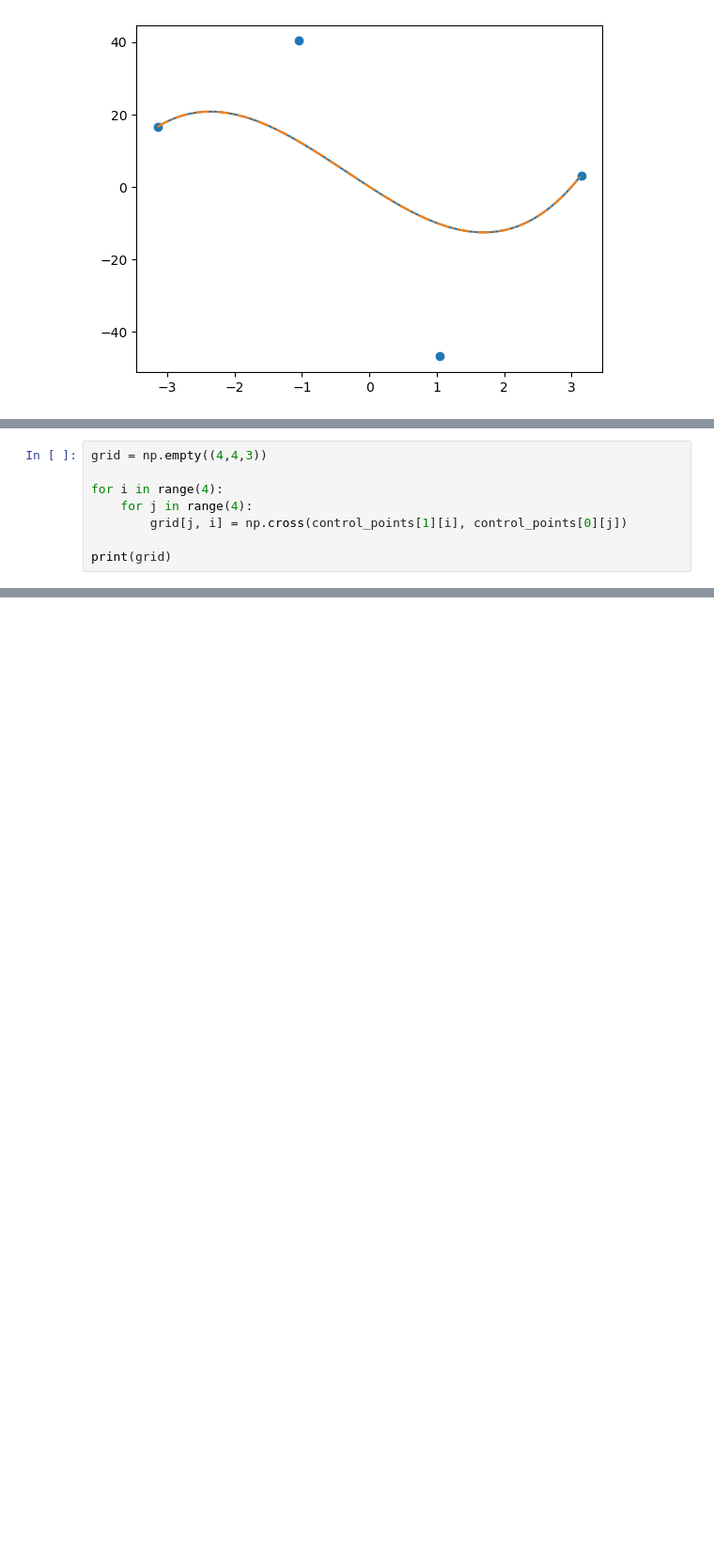
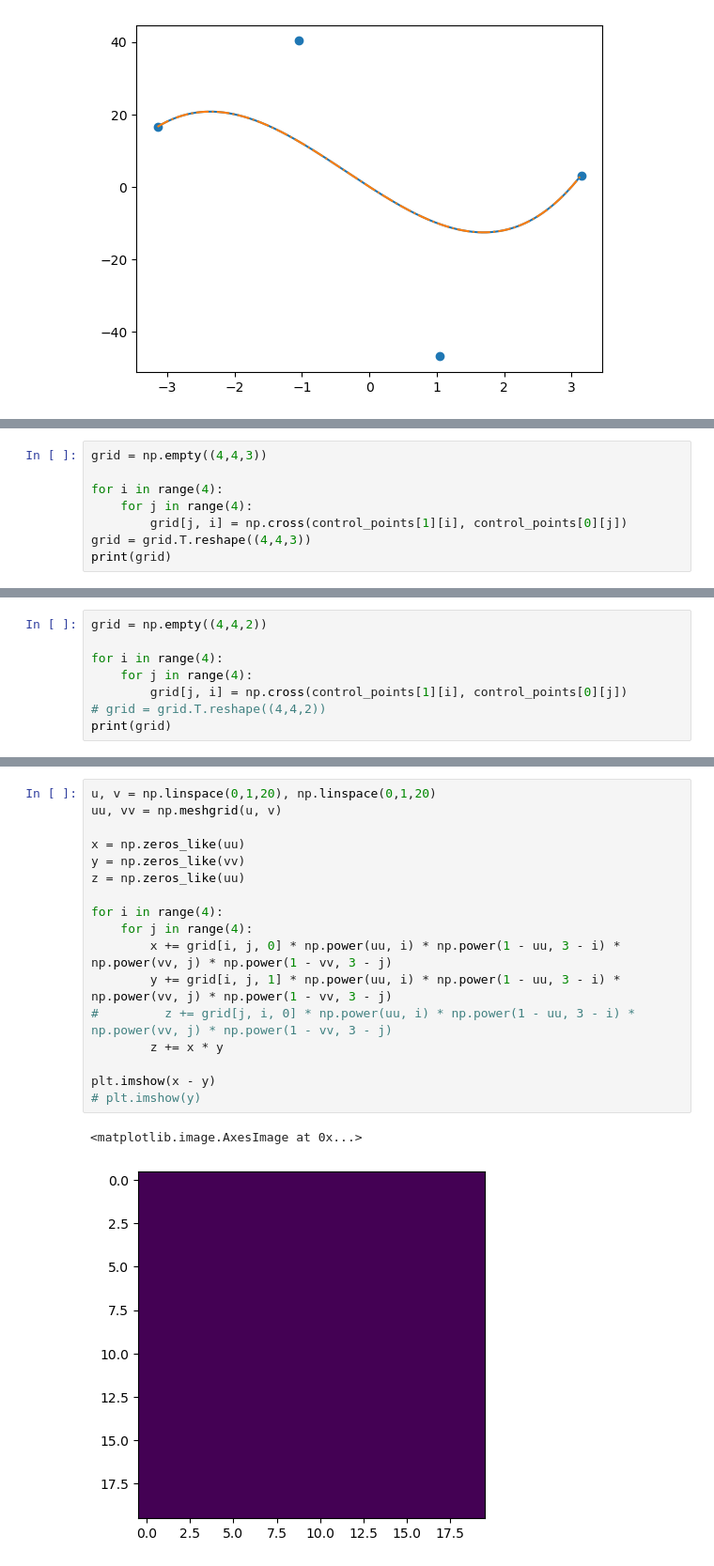
Before and after one commit to apoudel20/python-cbet, a Jupyter notebook: launch_ray.ipynb, the cells around one changed output, grey strips where cells are left out. Shown at 94% size. Cells and saved outputs as stored; diff of their text form; blank space fills up the shorter version.

```diff
--- a/launch_ray.ipynb
+++ b/launch_ray.ipynb
@@ -187,6 +188,6 @@ grid = np.empty((4,4,3))
 for i in range(4):
     for j in range(4):
         grid[j, i] = np.cross(control_points[1][i], control_points[0][j])
-
+grid = grid.T.reshape((4,4,3))
 print(grid)
 # %% [output]
@@ -241,0 +255,8 @@ NotImplementedError: Axes3D currently only supports the aspect argument 'auto'.
+# %%
+grid = np.empty((4,4,2))
+
+for i in range(4):
+    for j in range(4):
+        grid[j, i] = np.cross(control_points[1][i], control_points[0][j])
+# grid = grid.T.reshape((4,4,2))
+print(grid)
@@ -241,0 +291,20 @@ NotImplementedError: Axes3D currently only supports the aspect argument 'auto'.
+# %%
+u, v = np.linspace(0,1,20), np.linspace(0,1,20)
+uu, vv = np.meshgrid(u, v)
+
+x = np.zeros_like(uu)
+y = np.zeros_like(vv)
+z = np.zeros_like(uu)
+
+for i in range(4):
+    for j in range(4):
+        x += grid[i, j, 0] * np.power(uu, i) * np.power(1 - uu, 3 - i) * np.power(vv, j) * np.power(1 - vv, 3 - j)
+        y += grid[i, j, 1] * np.power(uu, i) * np.power(1 - uu, 3 - i) * np.power(vv, j) * np.power(1 - vv, 3 - j)
+#         z += grid[j, i, 0] * np.power(uu, i) * np.power(1 - uu, 3 - i) * np.power(vv, j) * np.power(1 - vv, 3 - j)
+        z += x * y
+
+plt.imshow(x - y)
+# plt.imshow(y)
+# %% [output]
+<matplotlib.image.AxesImage at 0x...>
+[figure, added]
```
Also changed, not shown: parts of 8 cells of this notebook.
